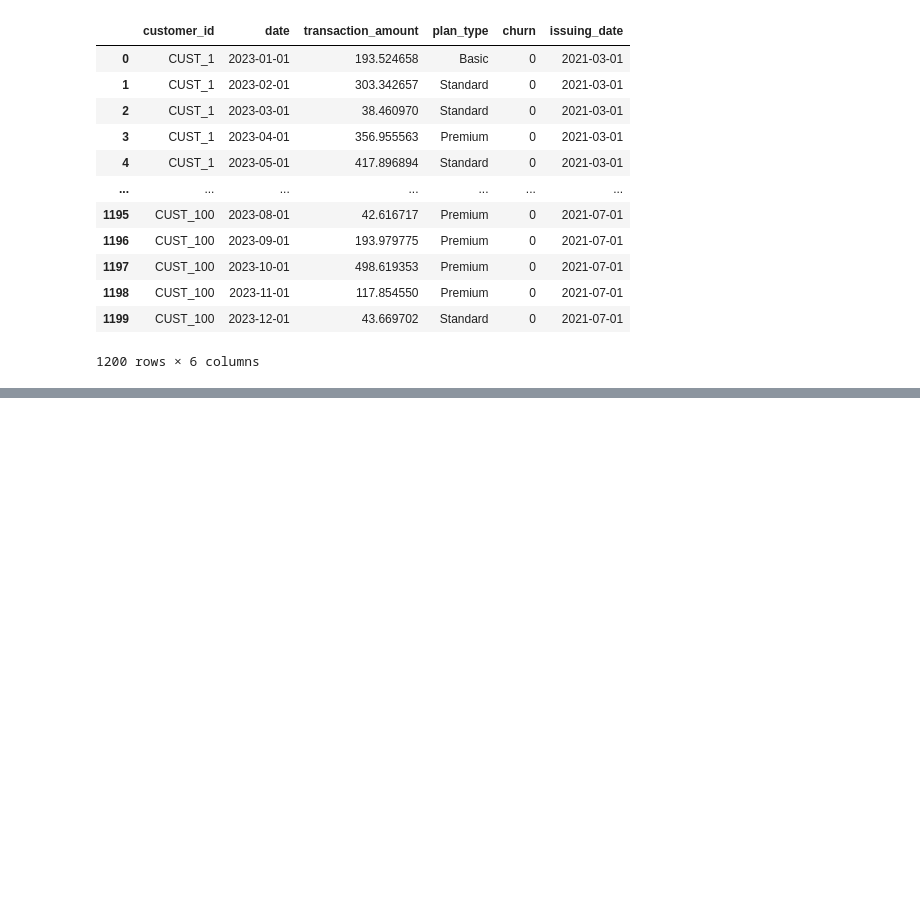
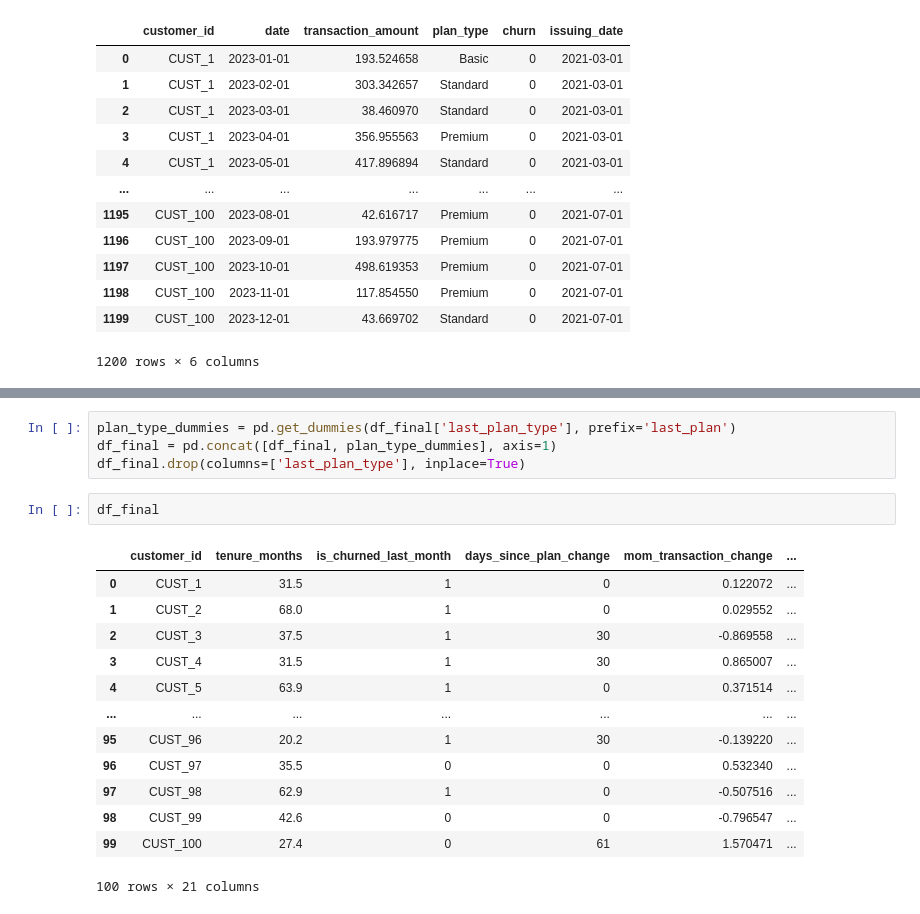
Before and after one commit to arkadymankovsky/customer-churn-classification, a Jupyter notebook: exercise.ipynb, the cells around one changed output, grey strips where cells are left out. Saved outputs shown, nothing was run; the diff lists cells and outputs as text; blank space fills up the shorter version.

```diff
--- a/exercise.ipynb
+++ b/exercise.ipynb
@@ -792,0 +810,20 @@ df
+# %%
+plan_type_dummies = pd.get_dummies(df_final['last_plan_type'], prefix='last_plan')
+df_final = pd.concat([df_final, plan_type_dummies], axis=1)
+df_final.drop(columns=['last_plan_type'], inplace=True)
+# %%
+df_final
+# %% [output]
+|  | customer_id | tenure_months | is_churned_last_month | days_since_plan_change | mom_transaction_change | ... |
+| 0 | CUST_1 | 31.5 | 1 | 0 | 0.122072 | ... |
+| 1 | CUST_2 | 68.0 | 1 | 0 | 0.029552 | ... |
+| 2 | CUST_3 | 37.5 | 1 | 30 | -0.869558 | ... |
+| 3 | CUST_4 | 31.5 | 1 | 30 | 0.865007 | ... |
+| 4 | CUST_5 | 63.9 | 1 | 0 | 0.371514 | ... |
+| ... | ... | ... | ... | ... | ... | ... |
+| 95 | CUST_96 | 20.2 | 1 | 30 | -0.139220 | ... |
+| 96 | CUST_97 | 35.5 | 0 | 0 | 0.532340 | ... |
+| 97 | CUST_98 | 62.9 | 1 | 0 | -0.507516 | ... |
+| 98 | CUST_99 | 42.6 | 0 | 0 | -0.796547 | ... |
+| 99 | CUST_100 | 27.4 | 0 | 61 | 1.570471 | ... |
+100 rows × 21 columns
```
Also changed, not shown: parts of 19 cells of this notebook, 14 other files.
